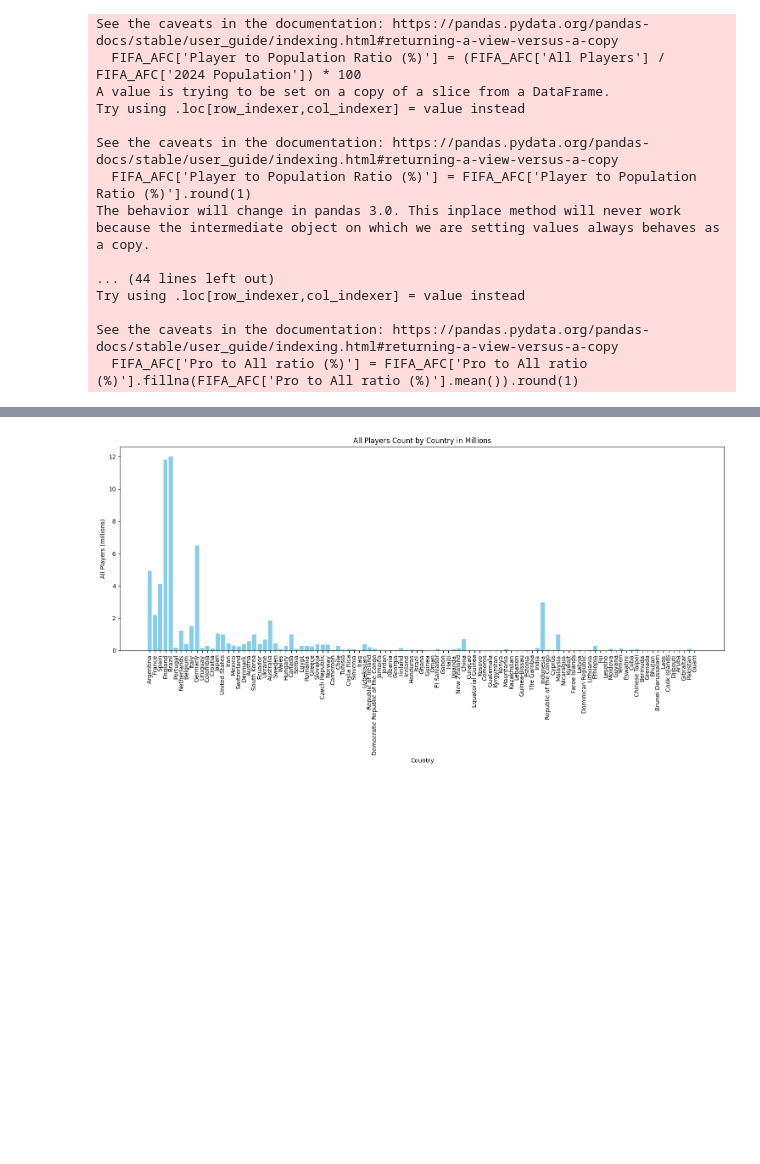
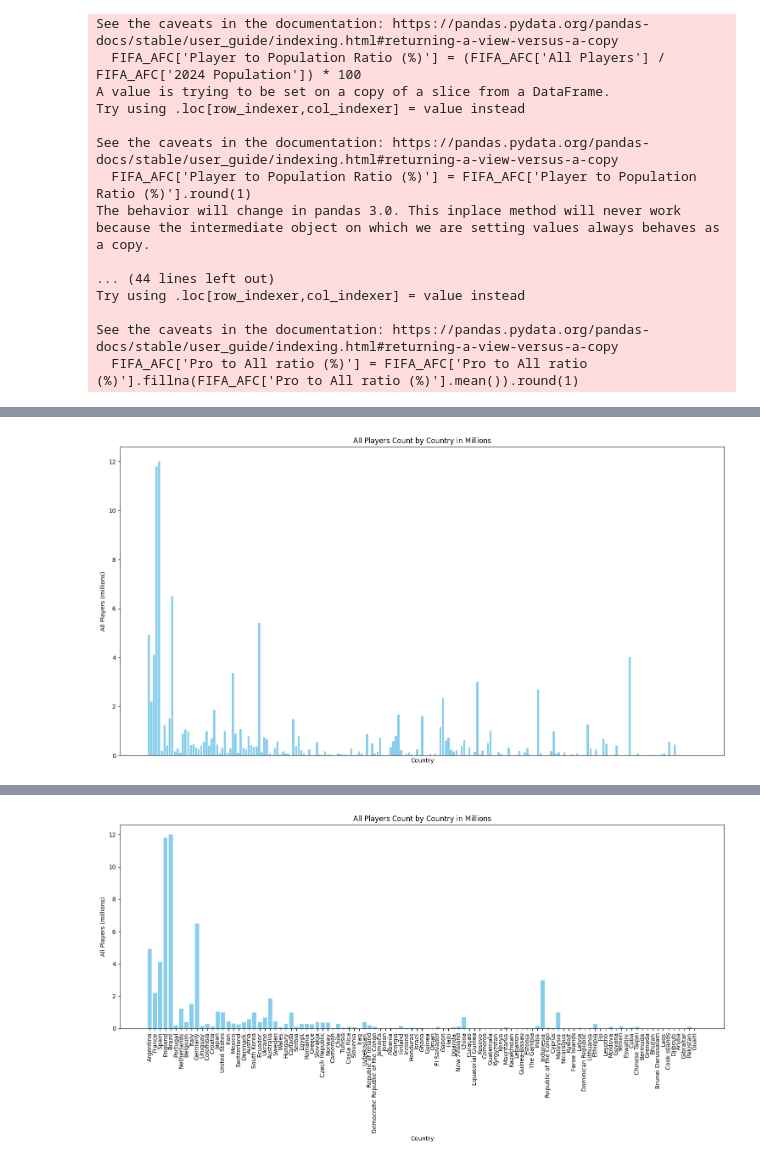
Before and after one commit to Modris12/Project_1, a Jupyter notebook: Main.ipynb, the cells around one changed output, grey strips where cells are left out. Saved outputs shown, nothing was run; the diff lists cells and outputs as text; code cells hidden in the pictures; blank space fills up the shorter version.

```diff
--- a/Main.ipynb
+++ b/Main.ipynb
@@ -636,0 +638,30 @@ plt.show()
+# %%
+import matplotlib.pyplot as plt
+
+# Sort the DataFrame by Rank
+FIFA_main_sorted = FIFA_main.sort_values(by='Rank')
+
+# Create a new column for All Players in millions
+FIFA_main_sorted['All Players (millions)'] = FIFA_main_sorted['All Players'] / 1e6
+
+# Plot the data
+plt.figure(figsize=(15, 8))
+
+# Create the bar plot
+plt.bar(FIFA_main_sorted['Nation'], FIFA_main_sorted['All Players (millions)'], color='skyblue')
+
+# Labeling the axes and title
+plt.xlabel('Country')
+plt.ylabel('All Players (millions)')
+plt.title('All Players Count by Country in Millions')
+
+# Remove the x-tick labels by setting them to an empty list
+plt.xticks([])  # This hides the country names
+
+# Alternatively, you can make the labels transparent instead of removing them completely:
+# plt.xticks(alpha=0)  # Makes labels fully transparent
+
+plt.tight_layout()
+plt.show()
+# %% [output]
+[figure, added]
```
Also changed, not shown: parts of 15 cells of this notebook, 2 other files.
